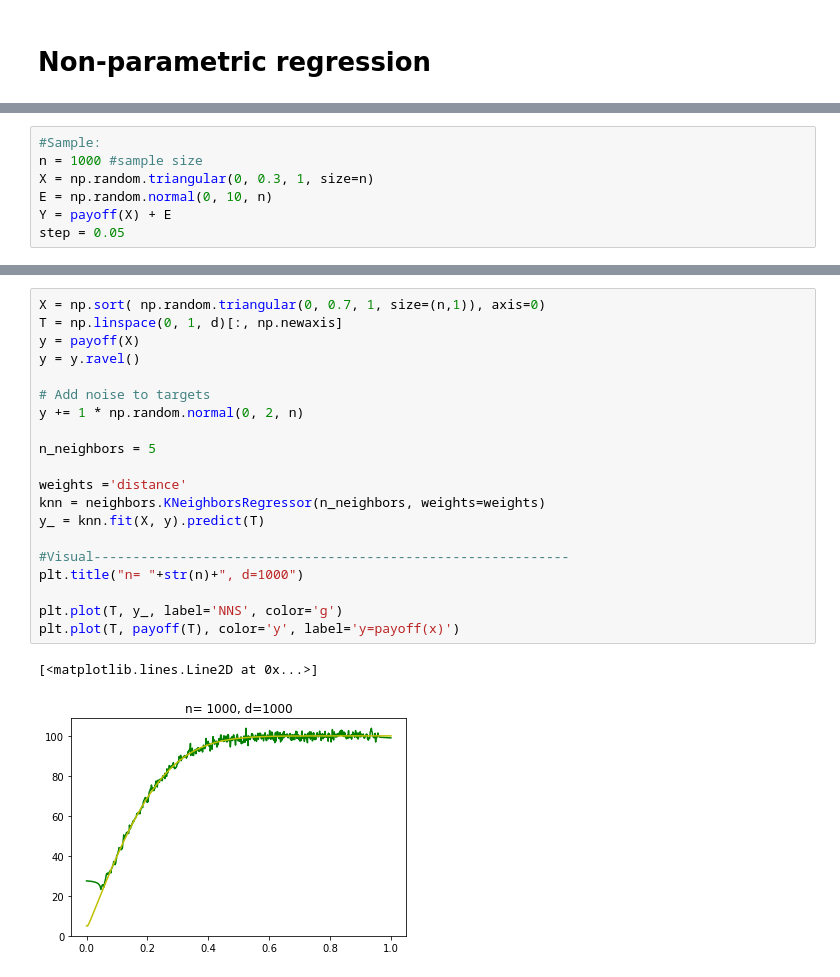
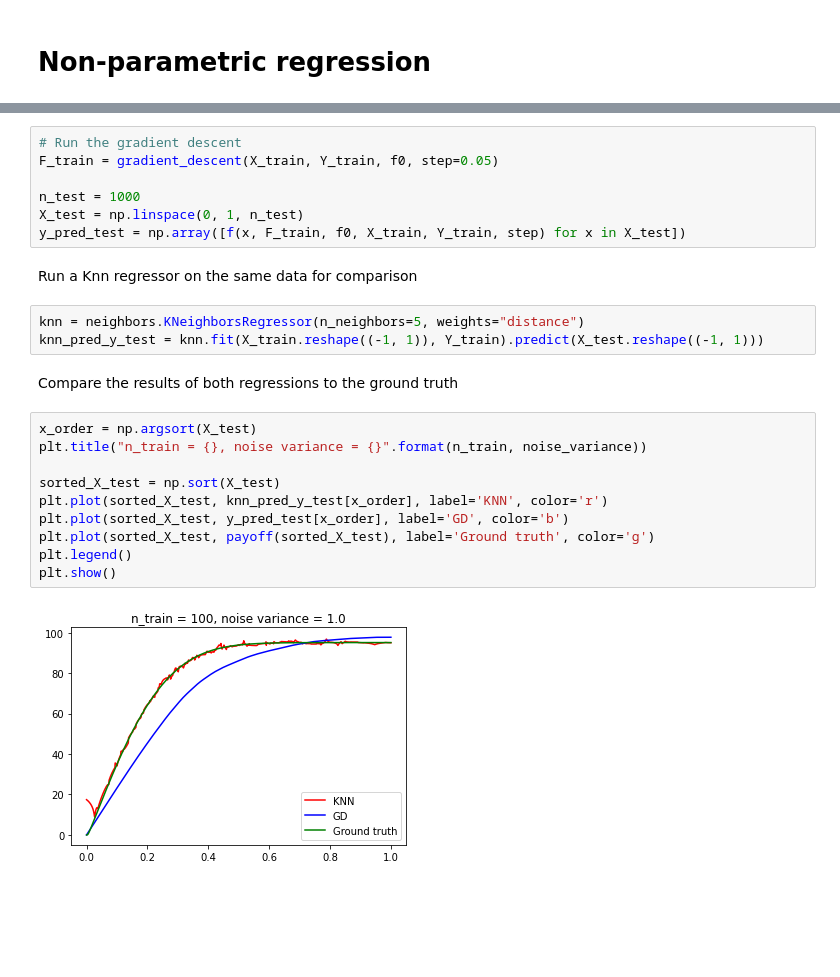
Before and after one commit to ElMehdiHaress/MalliavinRegression, a Jupyter notebook: MalliavinDescent.ipynb, the cells around one changed output, grey strips where cells are left out. Cells and saved outputs as stored; diff of their text form; blank space fills up the shorter version.

```diff
--- a/MalliavinDescent.ipynb
+++ b/MalliavinDescent.ipynb
@@ -95,7 +112,0 @@ def f0(sigma):
-# %%
-#Sample:
-n = 1000 #sample size
-X = np.random.triangular(0, 0.3, 1, size=n)
-E = np.random.normal(0, 10, n)
-Y = payoff(X) + E
-step = 0.05
@@ -149,23 +136,26 @@ plt.plot(T, payoff(T), color='y', label='y=payoff(x)')
-# %%
-X = np.sort( np.random.triangular(0, 0.7, 1, size=(n,1)), axis=0)
-T = np.linspace(0, 1, d)[:, np.newaxis]
-y = payoff(X)
-y = y.ravel()
-
-# Add noise to targets
-y += 1 * np.random.normal(0, 2, n)
-
-n_neighbors = 5
-
-weights ='distance'
-knn = neighbors.KNeighborsRegressor(n_neighbors, weights=weights)
-y_ = knn.fit(X, y).predict(T)
-
-#Visual-------------------------------------------------------------
-plt.title("n= "+str(n)+", d=1000")
-
-plt.plot(T, y_, label='NNS', color='g')
-plt.plot(T, payoff(T), color='y', label='y=payoff(x)')
-# %% [output]
-[<matplotlib.lines.Line2D at 0x...>]
-[figure, removed]
+# %%
+# Run the gradient descent
+F_train = gradient_descent(X_train, Y_train, f0, step=0.05)
+
+n_test = 1000
+X_test = np.linspace(0, 1, n_test)
+y_pred_test = np.array([f(x, F_train, f0, X_train, Y_train, step) for x in X_test])
+# %% [markdown]
+Run a Knn regressor on the same data for comparison
+# %%
+knn = neighbors.KNeighborsRegressor(n_neighbors=5, weights="distance")
+knn_pred_y_test = knn.fit(X_train.reshape((-1, 1)), Y_train).predict(X_test.reshape((-1, 1)))
+# %% [markdown]
+Compare the results of both regressions to the ground truth
+# %%
+x_order = np.argsort(X_test)
+plt.title("n_train = {}, noise variance = {}".format(n_train, noise_variance))
+
+sorted_X_test = np.sort(X_test)
+plt.plot(sorted_X_test, knn_pred_y_test[x_order], label='KNN', color='r')
+plt.plot(sorted_X_test, y_pred_test[x_order], label='GD', color='b')
+plt.plot(sorted_X_test, payoff(sorted_X_test), label='Ground truth', color='g')
+plt.legend()
+plt.show()
+# %% [output]
+[figure, added]
```
Also changed, not shown: parts of 19 cells of this notebook.
